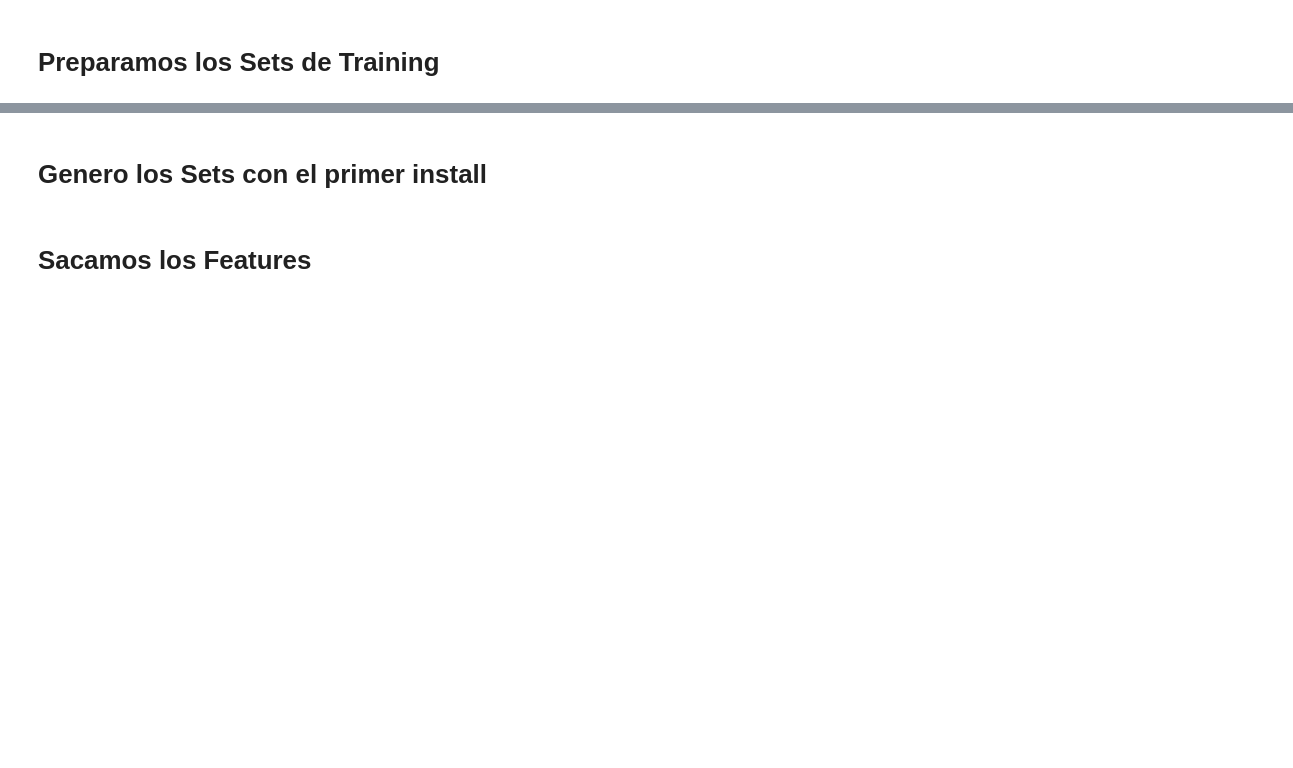
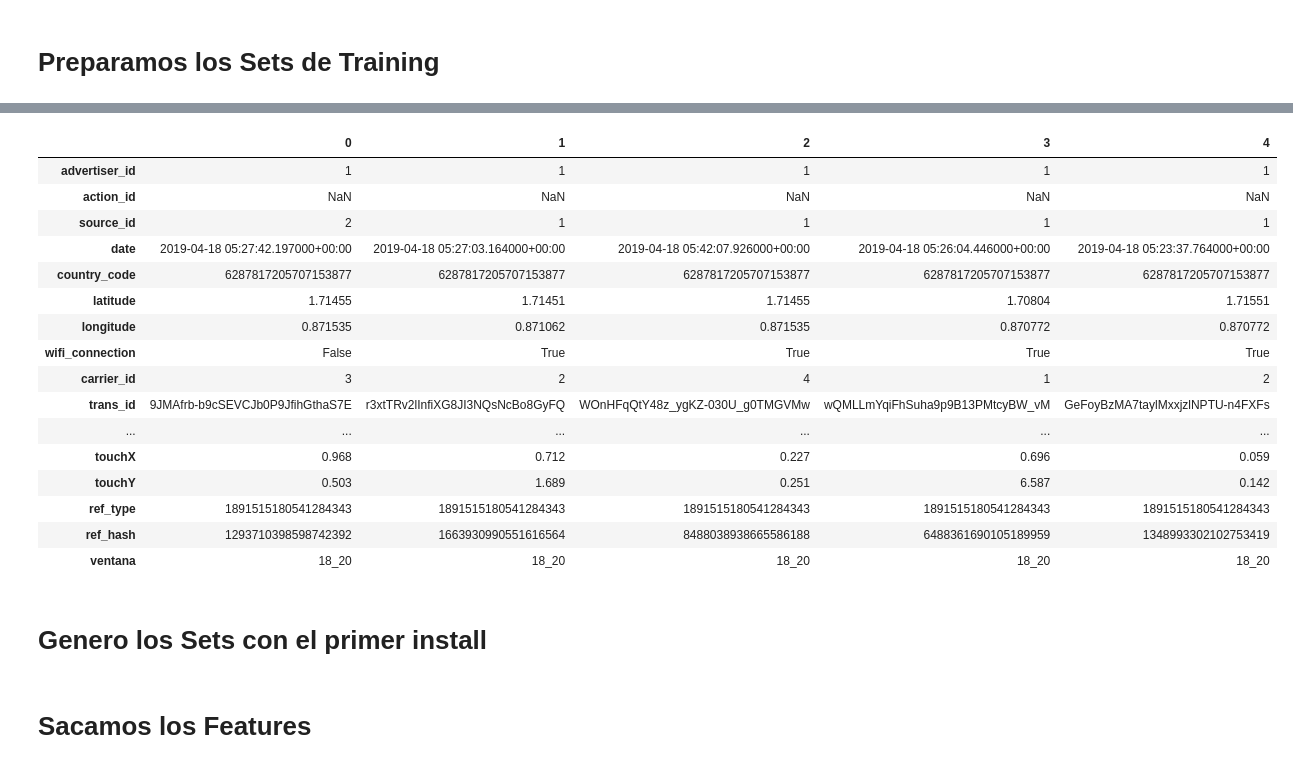
Before and after one commit to facundotorraca/TrabajoPractico2, a Jupyter notebook: features_st_Y_xgb.ipynb, the cells around one changed output, grey strips where cells are left out. Cells and saved outputs as stored; diff of their text form; code cells hidden in the pictures; blank space fills up the shorter version.

```diff
--- a/features_st_Y_xgb.ipynb
+++ b/features_st_Y_xgb.ipynb
@@ -30,3 +88,23 @@ clk_24_26 = pd.read_csv( loc_ts + "\\clk_24_26.csv" );
+# %%
+clk_18_20.head().T
+# %% [output]
+|  | 0 | 1 | 2 | 3 | 4 |
+| advertiser_id | 1 | 1 | 1 | 1 | 1 |
+| action_id | NaN | NaN | NaN | NaN | NaN |
+| source_id | 2 | 1 | 1 | 1 | 1 |
+| date | 2019-04-18 05:27:42.197000+00:00 | 2019-04-18 05:27:03.164000+00:00 | 2019-04-18 05:42:07.926000+00:00 | 2019-04-18 05:26:04.446000+00:00 | 2019-04-18 05:23:37.764000+00:00 |
+| country_code | 6287817205707153877 | 6287817205707153877 | 6287817205707153877 | 6287817205707153877 | 6287817205707153877 |
+| latitude | 1.71455 | 1.71451 | 1.71455 | 1.70804 | 1.71551 |
+| longitude | 0.871535 | 0.871062 | 0.871535 | 0.870772 | 0.870772 |
+| wifi_connection | False | True | True | True | True |
+| carrier_id | 3 | 2 | 4 | 1 | 2 |
+| trans_id | 9JMAfrb-b9cSEVCJb0P9JfihGthaS7E | r3xtTRv2lInfiXG8JI3NQsNcBo8GyFQ | WOnHFqQtY48z_ygKZ-030U_g0TMGVMw | wQMLLmYqiFhSuha9p9B13PMtcyBW_vM | GeFoyBzMA7taylMxxjzlNPTU-n4FXFs |
+| ... | ... | ... | ... | ... | ... |
+| touchX | 0.968 | 0.712 | 0.227 | 0.696 | 0.059 |
+| touchY | 0.503 | 1.689 | 0.251 | 6.587 | 0.142 |
+| ref_type | 1891515180541284343 | 1891515180541284343 | 1891515180541284343 | 1891515180541284343 | 1891515180541284343 |
+| ref_hash | 1293710398598742392 | 1663930990551616564 | 8488038938665586188 | 6488361690105189959 | 1348993302102753419 |
+| ventana | 18_20 | 18_20 | 18_20 | 18_20 | 18_20 |
 # %% [markdown]
 # Genero los Sets con el primer install
 # %%
```
Also changed, not shown: parts of 26 cells of this notebook, 1 other file.
